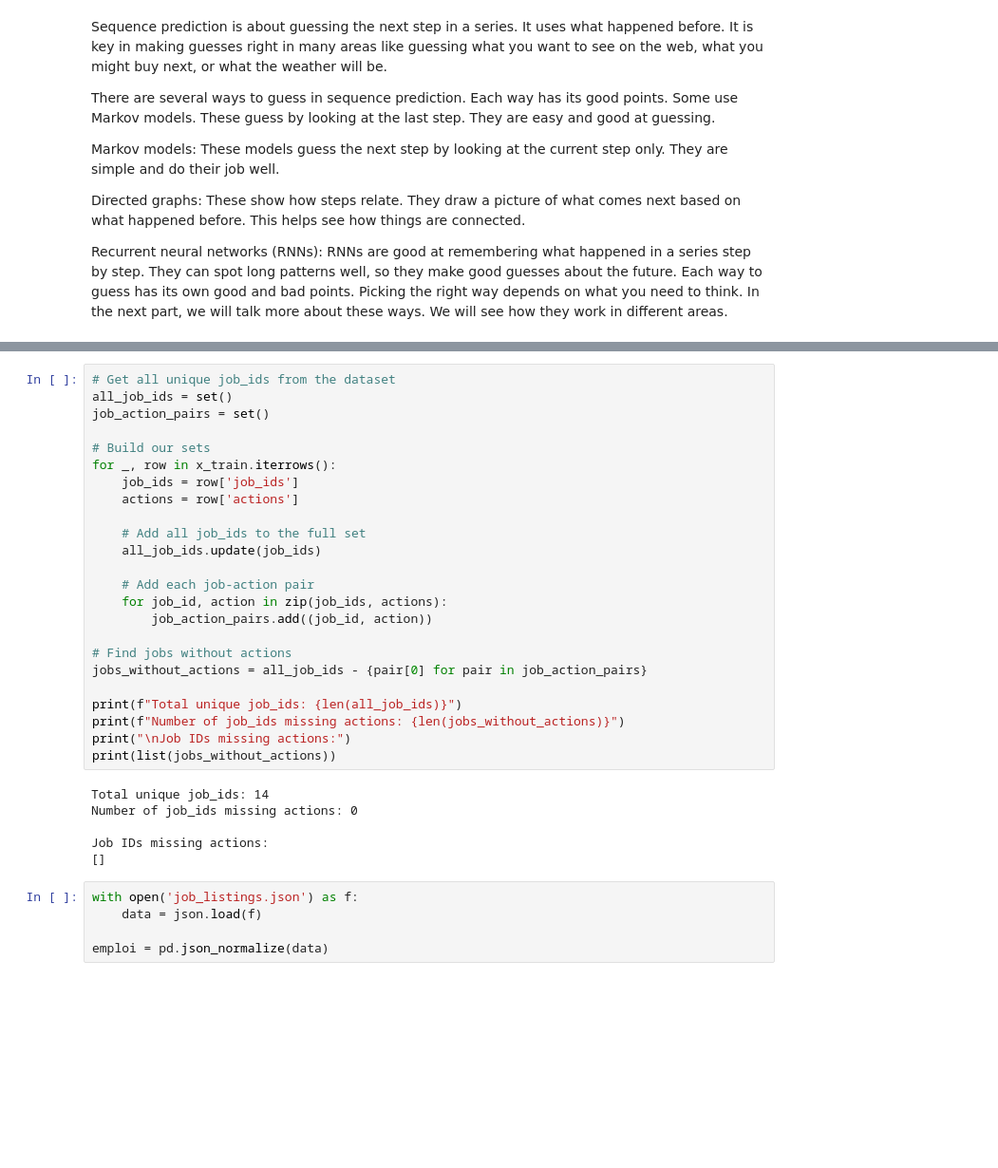
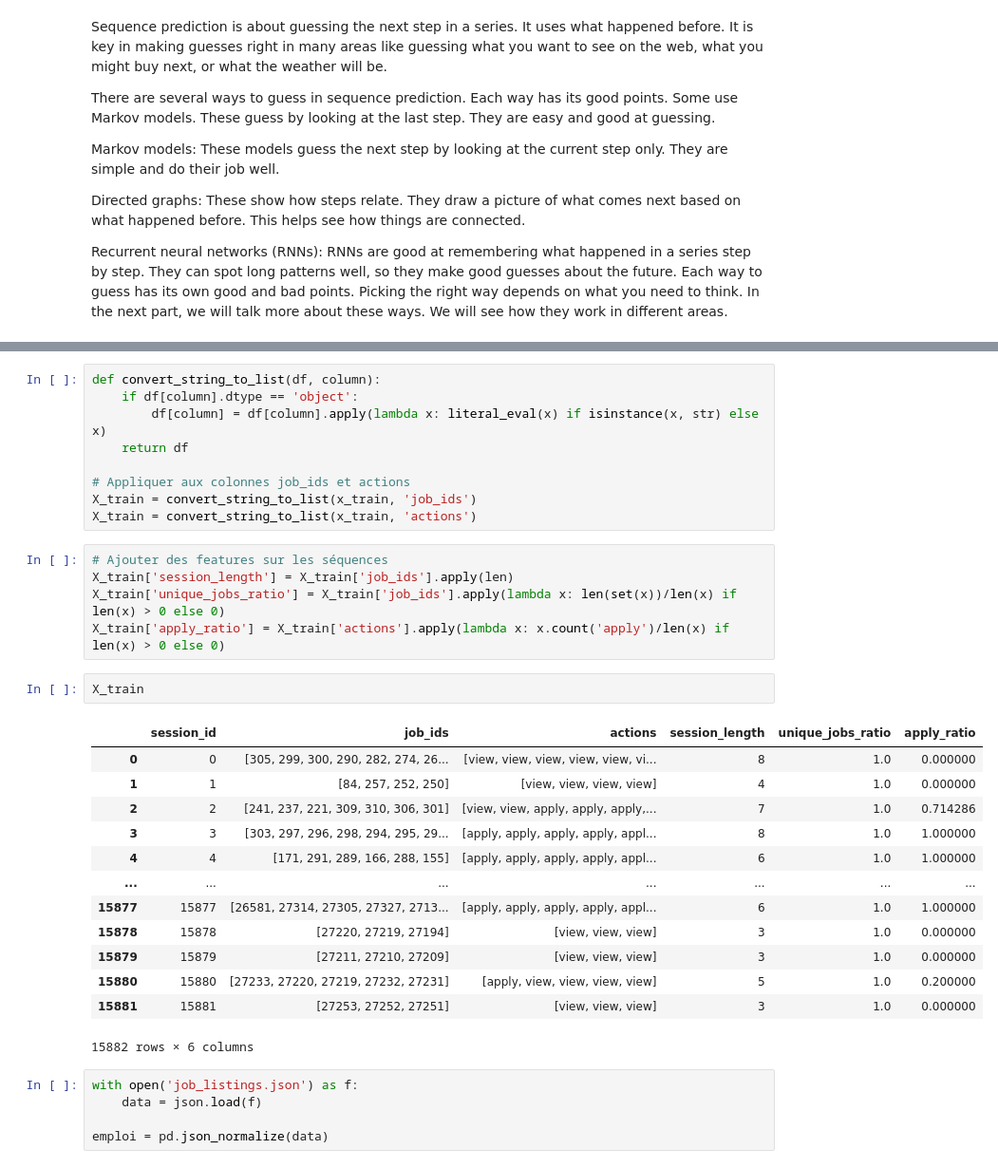
Before and after one commit to Ilyes-Azni/sequence-prediction-HRFLOW, a Jupyter notebook: premiere_vue.ipynb, the cells around one changed output, grey strips where cells are left out. Shown at 95% size. Drawn from its saved outputs; the diff is of its cells as text; blank space fills up the shorter version.

```diff
--- a/premiere_vue.ipynb
+++ b/premiere_vue.ipynb
@@ -36,36 +37,36 @@ display(y_train.head())
 | 2 | 2 | 303 | apply |
 | 3 | 3 | 171 | apply |
 | 4 | 4 | 286 | apply |
-# %%
-# Get all unique job_ids from the dataset
-all_job_ids = set()
-job_action_pairs = set()
-
-# Build our sets
-for _, row in x_train.iterrows():
-    job_ids = row['job_ids']
-    actions = row['actions']
-
-    # Add all job_ids to the full set
-    all_job_ids.update(job_ids)
-
-    # Add each job-action pair
-    for job_id, action in zip(job_ids, actions):
-        job_action_pairs.add((job_id, action))
-
-# Find jobs without actions
-jobs_without_actions = all_job_ids - {pair[0] for pair in job_action_pairs}
-
-print(f"Total unique job_ids: {len(all_job_ids)}")
-print(f"Number of job_ids missing actions: {len(jobs_without_actions)}")
-print("\nJob IDs missing actions:")
-print(list(jobs_without_actions))
-# %% [output]
-Total unique job_ids: 14
-Number of job_ids missing actions: 0
-
-Job IDs missing actions:
-[]
+# %%
+def convert_string_to_list(df, column):
+    if df[column].dtype == 'object':
+        df[column] = df[column].apply(lambda x: literal_eval(x) if isinstance(x, str) else x)
+    return df
+
+# Appliquer aux colonnes job_ids et actions
+X_train = convert_string_to_list(x_train, 'job_ids')
+X_train = convert_string_to_list(x_train, 'actions')
+# %%
+# Ajouter des features sur les séquences
+X_train['session_length'] = X_train['job_ids'].apply(len)
+X_train['unique_jobs_ratio'] = X_train['job_ids'].apply(lambda x: len(set(x))/len(x) if len(x) > 0 else 0)
+X_train['apply_ratio'] = X_train['actions'].apply(lambda x: x.count('apply')/len(x) if len(x) > 0 else 0)
+# %%
+X_train
+# %% [output]
+|  | session_id | job_ids | actions | session_length | unique_jobs_ratio | apply_ratio |
+| 0 | 0 | [305, 299, 300, 290, 282, 274, 26... | [view, view, view, view, view, vi... | 8 | 1.0 | 0.000000 |
+| 1 | 1 | [84, 257, 252, 250] | [view, view, view, view] | 4 | 1.0 | 0.000000 |
+| 2 | 2 | [241, 237, 221, 309, 310, 306, 301] | [view, view, apply, apply, apply,... | 7 | 1.0 | 0.714286 |
+| 3 | 3 | [303, 297, 296, 298, 294, 295, 29... | [apply, apply, apply, apply, appl... | 8 | 1.0 | 1.000000 |
+| 4 | 4 | [171, 291, 289, 166, 288, 155] | [apply, apply, apply, apply, appl... | 6 | 1.0 | 1.000000 |
+| ... | ... | ... | ... | ... | ... | ... |
+| 15877 | 15877 | [26581, 27314, 27305, 27327, 2713... | [apply, apply, apply, apply, appl... | 6 | 1.0 | 1.000000 |
+| 15878 | 15878 | [27220, 27219, 27194] | [view, view, view] | 3 | 1.0 | 0.000000 |
+| 15879 | 15879 | [27211, 27210, 27209] | [view, view, view] | 3 | 1.0 | 0.000000 |
+| 15880 | 15880 | [27233, 27220, 27219, 27232, 27231] | [apply, view, view, view, view] | 5 | 1.0 | 0.200000 |
+| 15881 | 15881 | [27253, 27252, 27251] | [view, view, view] | 3 | 1.0 | 0.000000 |
+15882 rows × 6 columns
 # %%
 with open('job_listings.json') as f:
     data = json.load(f)
```
Also changed, not shown: parts of 21 cells of this notebook.
